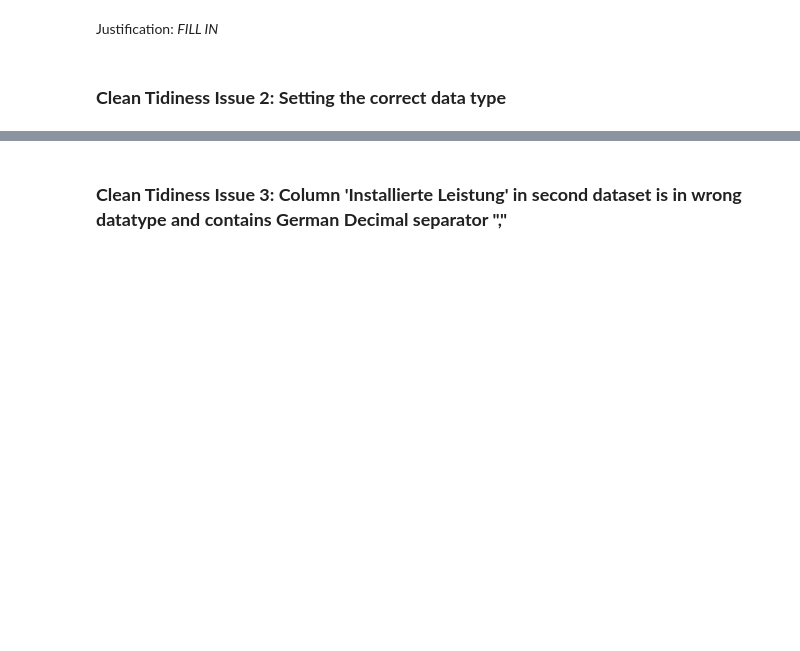
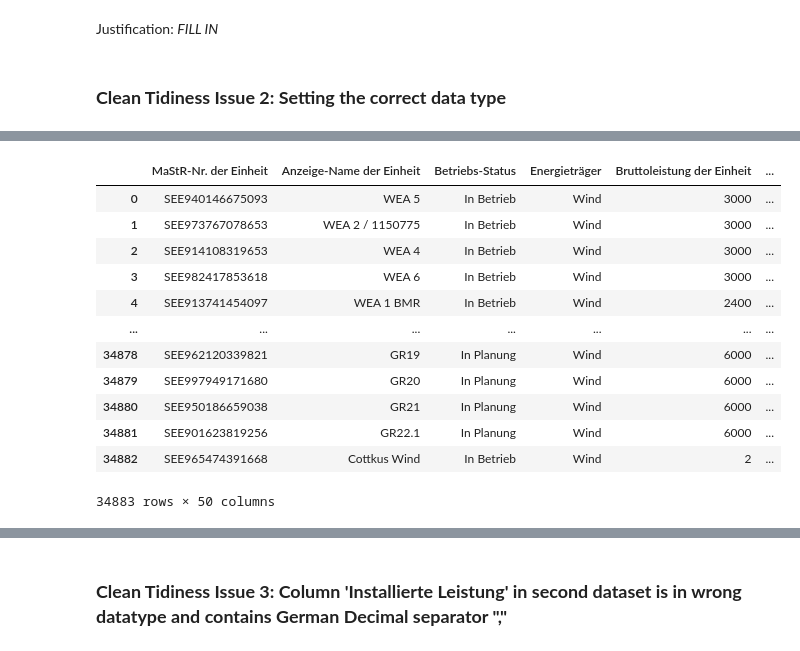
Before and after one commit to HeinrichBoeing/udacity-data_analyst-project2-data_wrangling, a Jupyter notebook: data_wrangling_project_starter_data_wrangling_project_starter.ipynb, the cells around one changed output, grey strips where cells are left out. Saved outputs shown, nothing was run; the diff lists cells and outputs as text; code cells hidden in the pictures; blank space fills up the shorter version.

```diff
--- a/data_wrangling_project_starter_data_wrangling_project_starter.ipynb
+++ b/data_wrangling_project_starter_data_wrangling_project_starter.ipynb
@@ -364,0 +479,19 @@ for dtype in df1_clean.dtypes:
+# %%
+
+df2_clean.rename(columns={'Bundesland':'state', 'Installierte Leistung':'installed_capacity'}, inplace=True)
+# %%
+df2_clean
+# %% [output]
+|  | MaStR-Nr. der Einheit | Anzeige-Name der Einheit | Betriebs-Status | Energieträger | Bruttoleistung der Einheit | ... |
+| 0 | SEE940146675093 | WEA 5 | In Betrieb | Wind | 3000 | ... |
+| 1 | SEE973767078653 | WEA 2 / 1150775 | In Betrieb | Wind | 3000 | ... |
+| 2 | SEE914108319653 | WEA 4 | In Betrieb | Wind | 3000 | ... |
+| 3 | SEE982417853618 | WEA 6 | In Betrieb | Wind | 3000 | ... |
+| 4 | SEE913741454097 | WEA 1 BMR | In Betrieb | Wind | 2400 | ... |
+| ... | ... | ... | ... | ... | ... | ... |
+| 34878 | SEE962120339821 | GR19 | In Planung | Wind | 6000 | ... |
+| 34879 | SEE997949171680 | GR20 | In Planung | Wind | 6000 | ... |
+| 34880 | SEE950186659038 | GR21 | In Planung | Wind | 6000 | ... |
+| 34881 | SEE901623819256 | GR22.1 | In Planung | Wind | 6000 | ... |
+| 34882 | SEE965474391668 | Cottkus Wind | In Betrieb | Wind | 2 | ... |
+34883 rows × 50 columns
```
Also changed, not shown: parts of 59 cells of this notebook, 3 other files.
